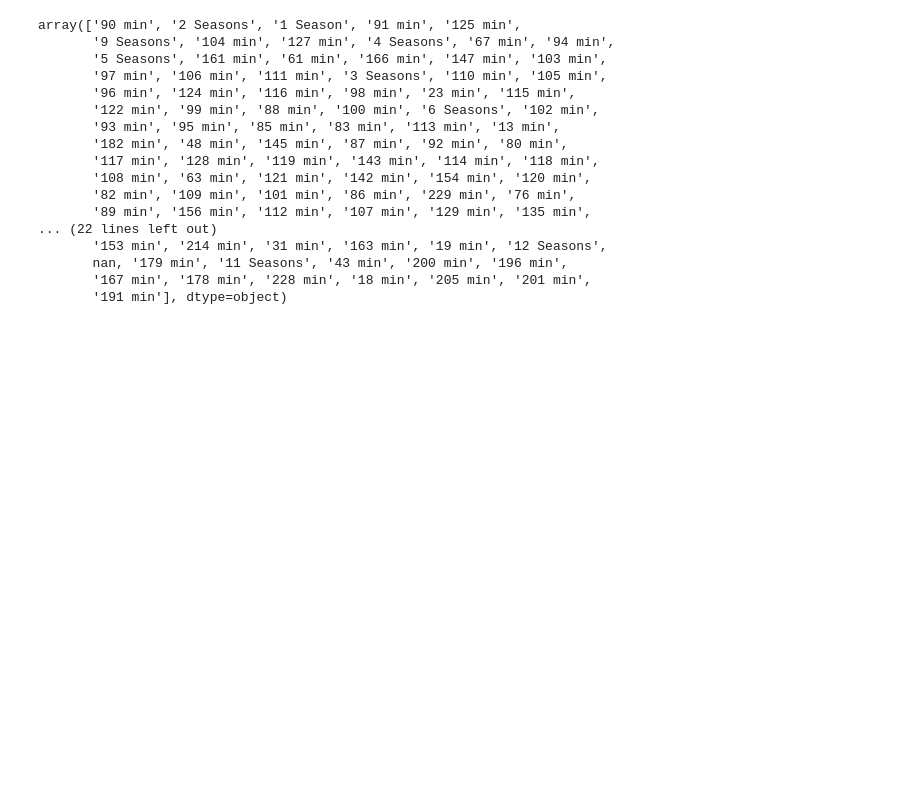
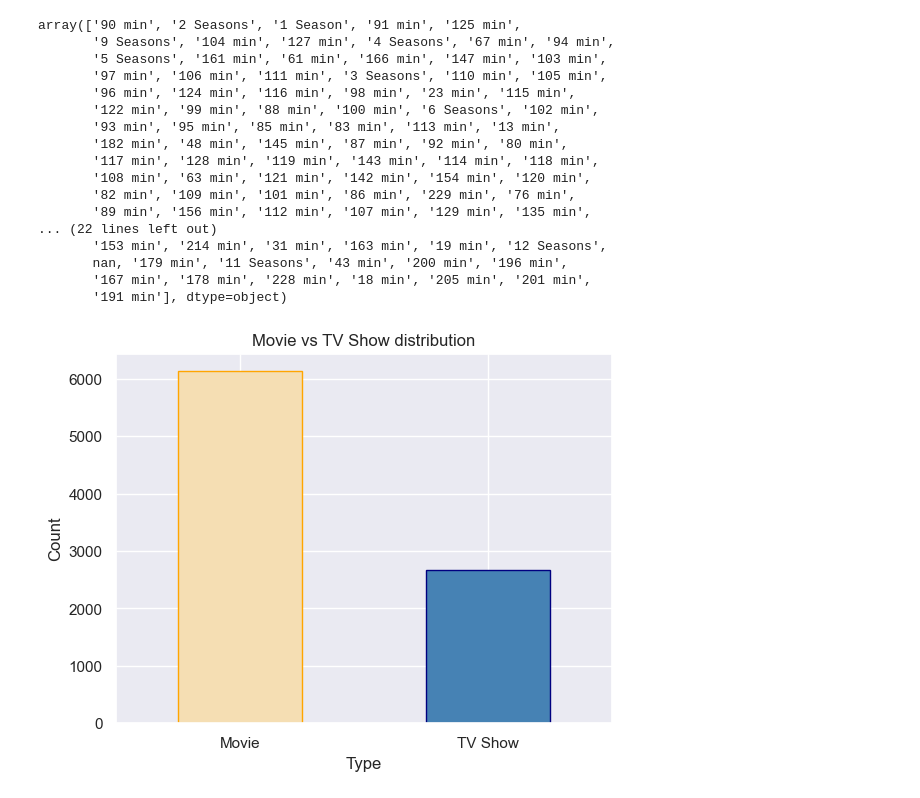
Before and after one commit to DaniloGrujic/netflix-data, a Jupyter notebook: EDA_netflix.ipynb, the cells around one changed output. Cells and saved outputs as stored; diff of their text form; code cells hidden in the pictures; blank space fills up the shorter version.

```diff
--- a/EDA_netflix.ipynb
+++ b/EDA_netflix.ipynb
@@ -96,6 +98,17 @@ array(['90 min', '2 Seasons', '1 Season', '91 min', '125 min',
        nan, '179 min', '11 Seasons', '43 min', '200 min', '196 min',
        '167 min', '178 min', '228 min', '18 min', '205 min', '201 min',
        '191 min'], dtype=object)
+# %%
+df['type'].value_counts().plot(kind='bar',
+                               color=['wheat', 'steelblue'],
+                               edgecolor=['orange', 'navy'],
+                               rot=0,
+                               title='Movie vs TV Show distribution',
+                               xlabel='Type',
+                               ylabel='Count')
+plt.show()
+# %% [output]
+[figure, added]
 # %%
 duration = df['duration']
 duration = duration.dropna()
```
Also changed, not shown: parts of 7 cells of this notebook.
